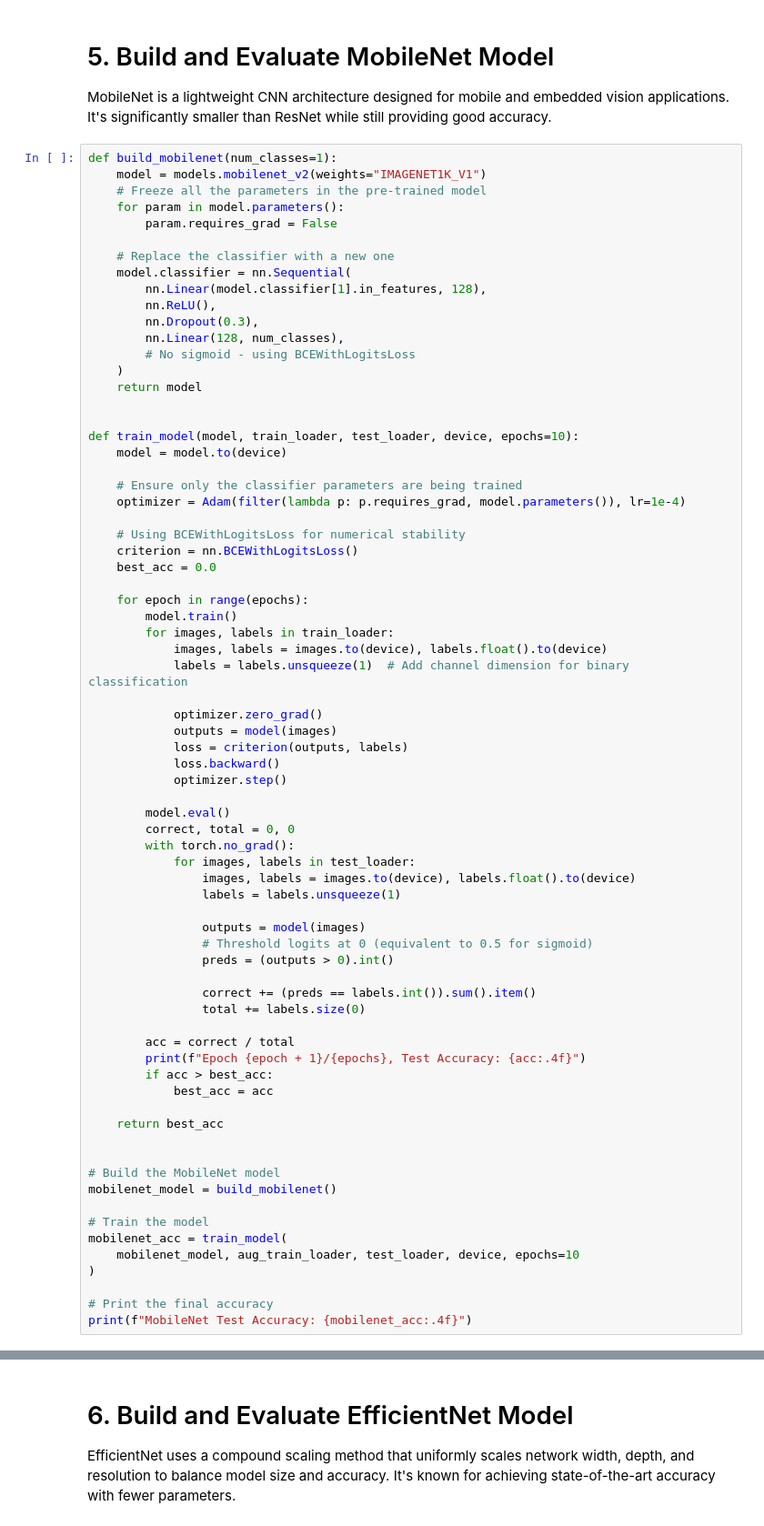
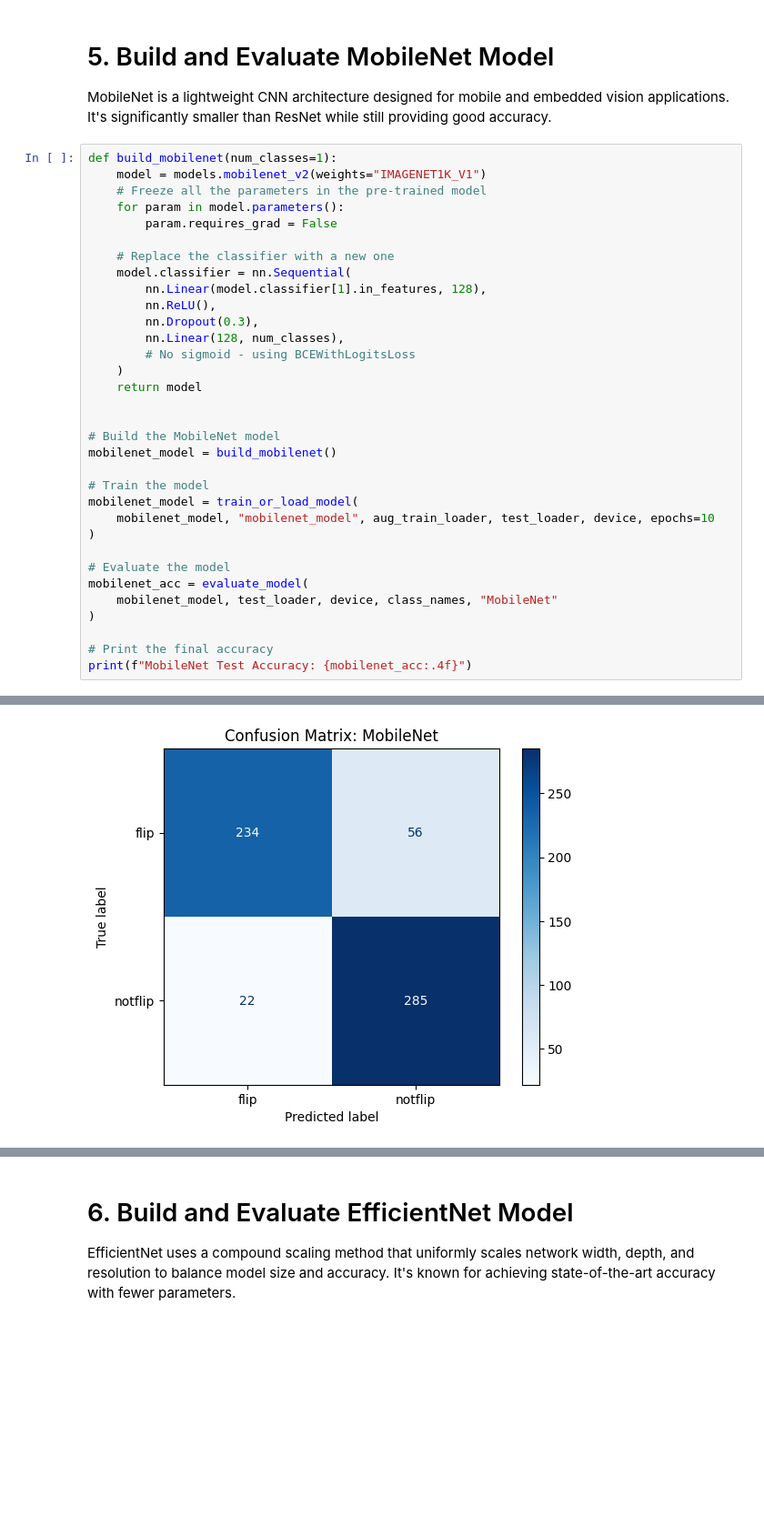
Before and after one commit to osamaizhar/Mon-Reader, a Jupyter notebook: model_testing.ipynb, the cells around one changed output, grey strips where cells are left out. Shown at 91% size. Drawn from its saved outputs; the diff is of its cells as text; blank space fills up the shorter version.

```diff
--- a/model_testing.ipynb
+++ b/model_testing.ipynb
@@ -208,56 +242,17 @@ def build_mobilenet(num_classes=1):
     return model
 
 
-def train_model(model, train_loader, test_loader, device, epochs=10):
-    model = model.to(device)
-
-    # Ensure only the classifier parameters are being trained
-    optimizer = Adam(filter(lambda p: p.requires_grad, model.parameters()), lr=1e-4)
-
-    # Using BCEWithLogitsLoss for numerical stability
-    criterion = nn.BCEWithLogitsLoss()
-    best_acc = 0.0
-
-    for epoch in range(epochs):
-        model.train()
-        for images, labels in train_loader:
-            images, labels = images.to(device), labels.float().to(device)
-            labels = labels.unsqueeze(1)  # Add channel dimension for binary classification
-
-            optimizer.zero_grad()
-            outputs = model(images)
-            loss = criterion(outputs, labels)
-            loss.backward()
-            optimizer.step()
-
-        model.eval()
-        correct, total = 0, 0
-        with torch.no_grad():
-            for images, labels in test_loader:
-                images, labels = images.to(device), labels.float().to(device)
-                labels = labels.unsqueeze(1)
-
-                outputs = model(images)
-                # Threshold logits at 0 (equivalent to 0.5 for sigmoid)
-                preds = (outputs > 0).int()
-
-                correct += (preds == labels.int()).sum().item()
-                total += labels.size(0)
-
-        acc = correct / total
-        print(f"Epoch {epoch + 1}/{epochs}, Test Accuracy: {acc:.4f}")
-        if acc > best_acc:
-            best_acc = acc
-
-    return best_acc
-
-
 # Build the MobileNet model
 mobilenet_model = build_mobilenet()
 
 # Train the model
-mobilenet_acc = train_model(
-    mobilenet_model, aug_train_loader, test_loader, device, epochs=10
+mobilenet_model = train_or_load_model(
+    mobilenet_model, "mobilenet_model", aug_train_loader, test_loader, device, epochs=10
+)
+
+# Evaluate the model
+mobilenet_acc = evaluate_model(
+    mobilenet_model, test_loader, device, class_names, "MobileNet"
 )
 
 # Print the final accuracy
@@ -269,0 +278 @@ Compile with `TORCH_USE_CUDA_DSA` to enable device-side assertions.
+[figure, added]
```
Also changed, not shown: parts of 5 cells of this notebook, 4 other files.
